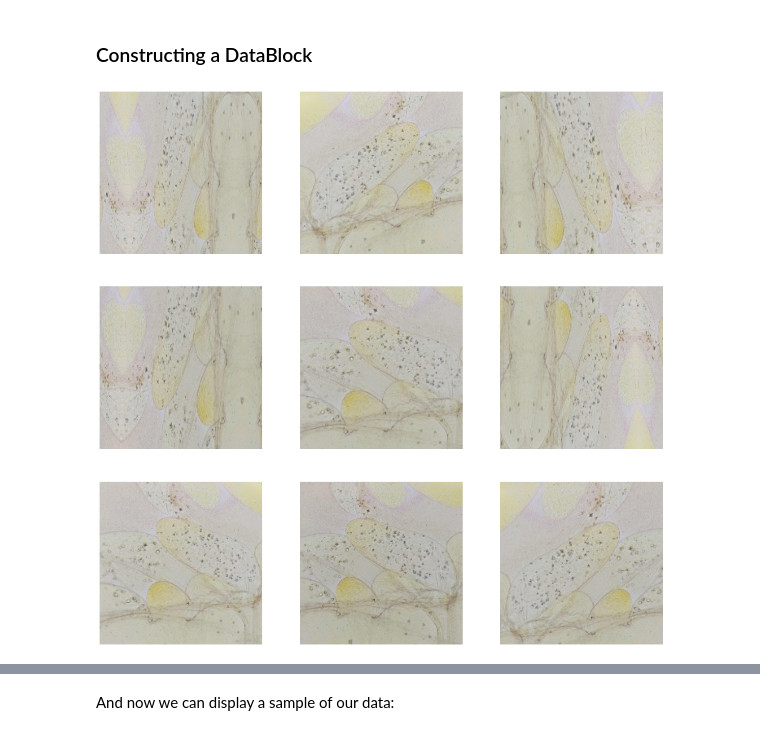
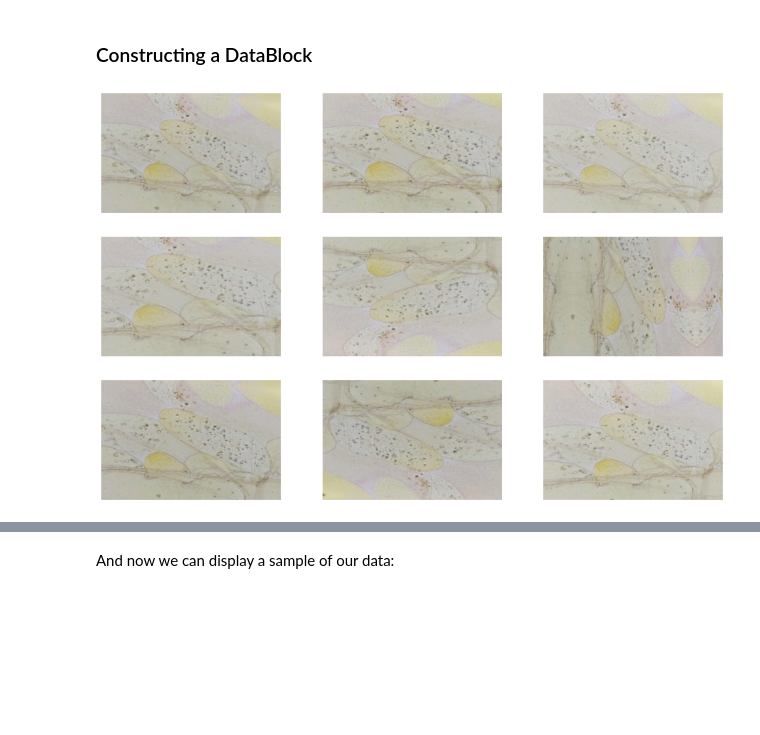
Before and after one commit to gabrielfreire08/ATSIA, a Jupyter notebook: atsia.ipynb, the cells around one changed output, grey strips where cells are left out. Saved outputs shown, nothing was run; the diff lists cells and outputs as text; code cells hidden in the pictures; blank space fills up the shorter version.

```diff
--- a/atsia.ipynb
+++ b/atsia.ipynb
@@ -159,27 +172,26 @@ def _batch_ex(bs): return TensorImage(timg[None].expand(bs, *timg.shape).clone()
 # %%
 tfms = aug_transforms(mult=1.0,
                       do_flip=True,
                       flip_vert=True,
                       max_rotate=10.0,
                       min_zoom=1.0,
                       max_zoom=1.2,
                       max_lighting=0.1,
                       max_warp=0.1,
                       p_affine=0.75,
                       p_lighting=0.75,
                       xtra_tfms=None,
-                      size=(200,200),
                       mode='bilinear',
                       pad_mode='reflection',
                       align_corners=True,
                       batch=False,
                       min_scale=1.0)
 y = _batch_ex(9)
 for t in tfms: y = t(y, split_idx=0)
-_,axs = plt.subplots(3,3, figsize=(20,20))
+_,axs = plt.subplots(3,3, figsize=(15,10))
 for i,ax in enumerate(axs.flatten()): show_image(y[i], ctx=ax)
 # %% [output]
-[figure, old version]
+[figure, new version]
 # %%
 def get_x(r): return Path(path["img"][organo], r['img_name'])
 def get_y(r): return r['labels'].split(" ")
```
Also changed, not shown: parts of 40 cells of this notebook.
